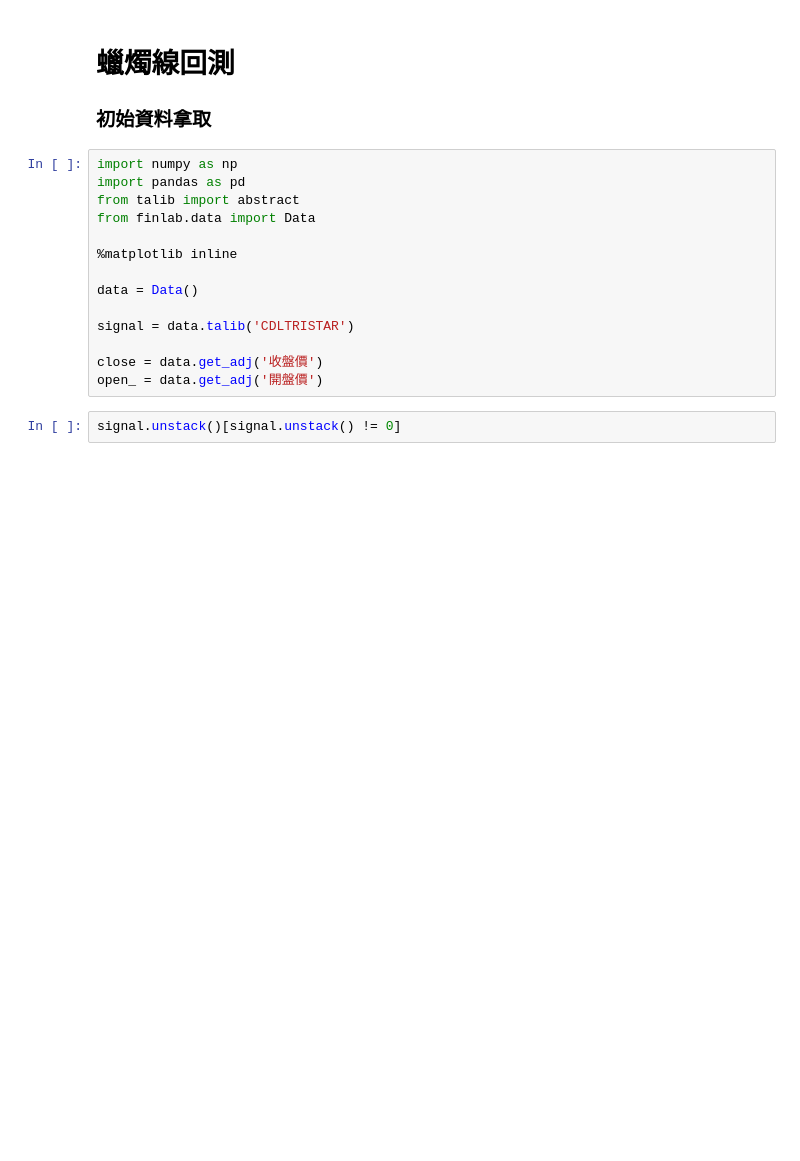
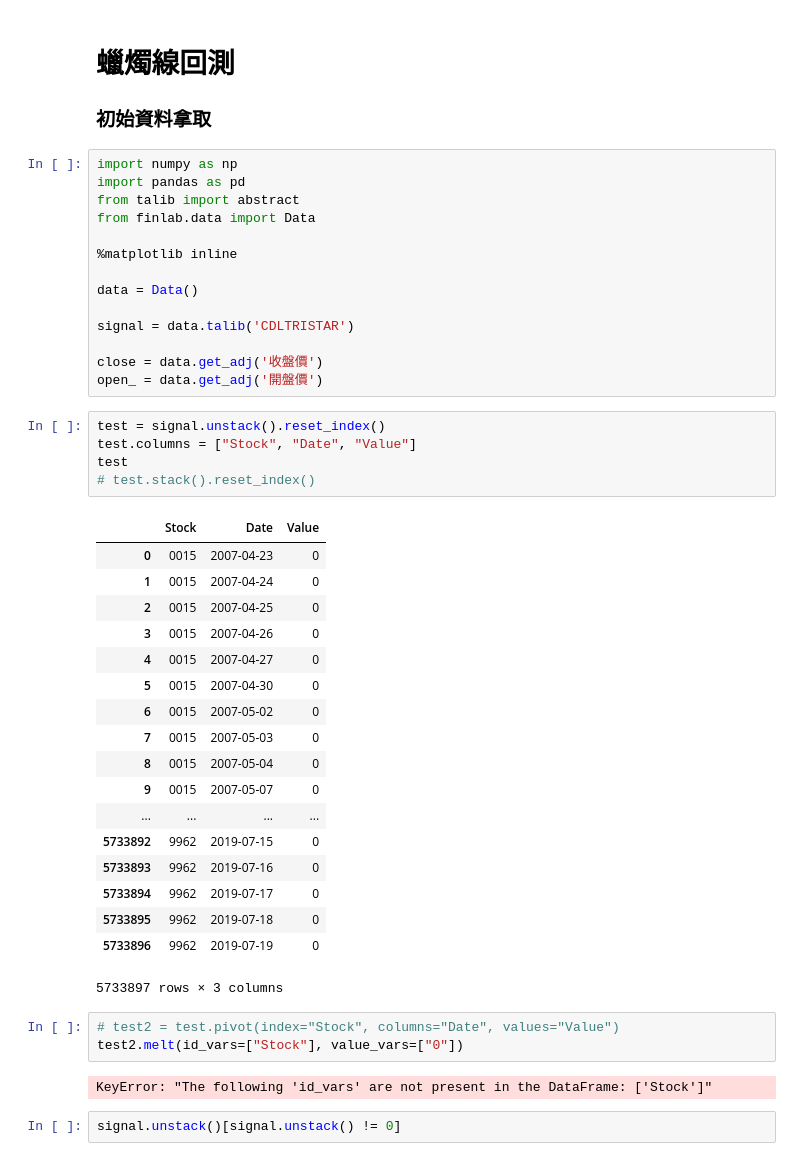
Before and after one commit to CHI-MING-LEE/workspace, a Jupyter notebook: Python_AI_Stock/finlab_course_2019/u06_candlestick_pattern_backtest.ipynb, the cells around one changed output. Drawn from its saved outputs; the diff is of its cells as text; blank space fills up the shorter version.

```diff
--- a/Python_AI_Stock/finlab_course_2019/u06_candlestick_pattern_backtest.ipynb
+++ b/Python_AI_Stock/finlab_course_2019/u06_candlestick_pattern_backtest.ipynb
@@ -15,6 +15,35 @@ signal = data.talib('CDLTRISTAR')
 
 close = data.get_adj('收盤價')
 open_ = data.get_adj('開盤價')
+# %%
+test = signal.unstack().reset_index()
+test.columns = ["Stock", "Date", "Value"]
+test
+# test.stack().reset_index()
+# %% [output]
+|  | Stock | Date | Value |
+| 0 | 0015 | 2007-04-23 | 0 |
+| 1 | 0015 | 2007-04-24 | 0 |
+| 2 | 0015 | 2007-04-25 | 0 |
+| 3 | 0015 | 2007-04-26 | 0 |
+| 4 | 0015 | 2007-04-27 | 0 |
+| 5 | 0015 | 2007-04-30 | 0 |
+| 6 | 0015 | 2007-05-02 | 0 |
+| 7 | 0015 | 2007-05-03 | 0 |
+| 8 | 0015 | 2007-05-04 | 0 |
+| 9 | 0015 | 2007-05-07 | 0 |
+| ... | ... | ... | ... |
+| 5733892 | 9962 | 2019-07-15 | 0 |
+| 5733893 | 9962 | 2019-07-16 | 0 |
+| 5733894 | 9962 | 2019-07-17 | 0 |
+| 5733895 | 9962 | 2019-07-18 | 0 |
+| 5733896 | 9962 | 2019-07-19 | 0 |
+5733897 rows × 3 columns
+# %%
+# test2 = test.pivot(index="Stock", columns="Date", values="Value")
+test2.melt(id_vars=["Stock"], value_vars=["0"])
+# %% [output]
+KeyError: "The following 'id_vars' are not present in the DataFrame: ['Stock']"
 # %%
 signal.unstack()[signal.unstack() != 0]
 # %% [output]
```
Also changed, not shown: 8 other files.
